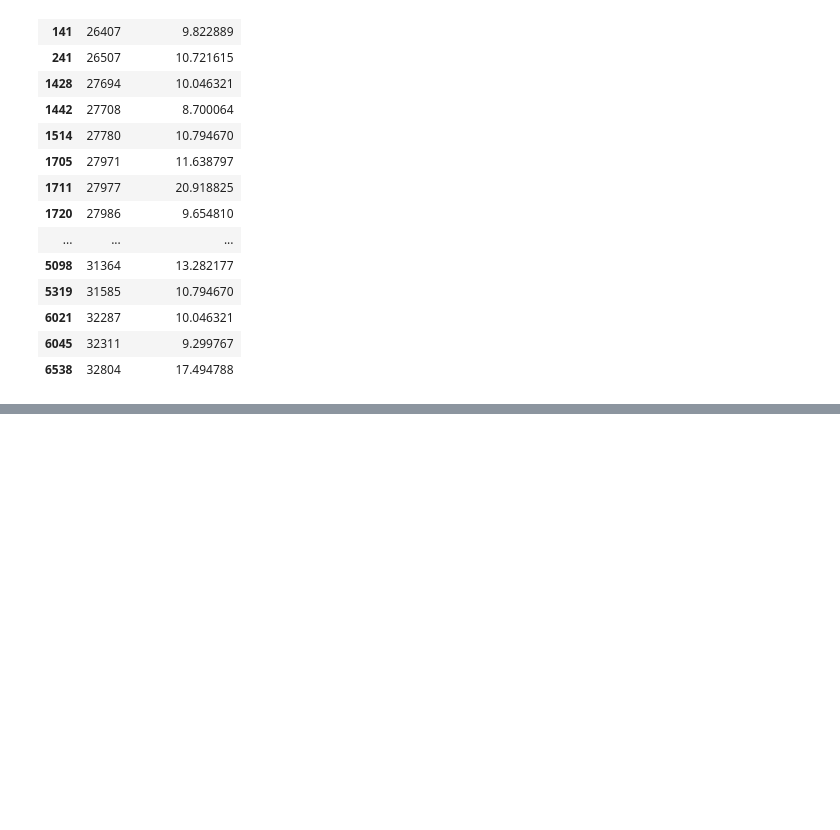
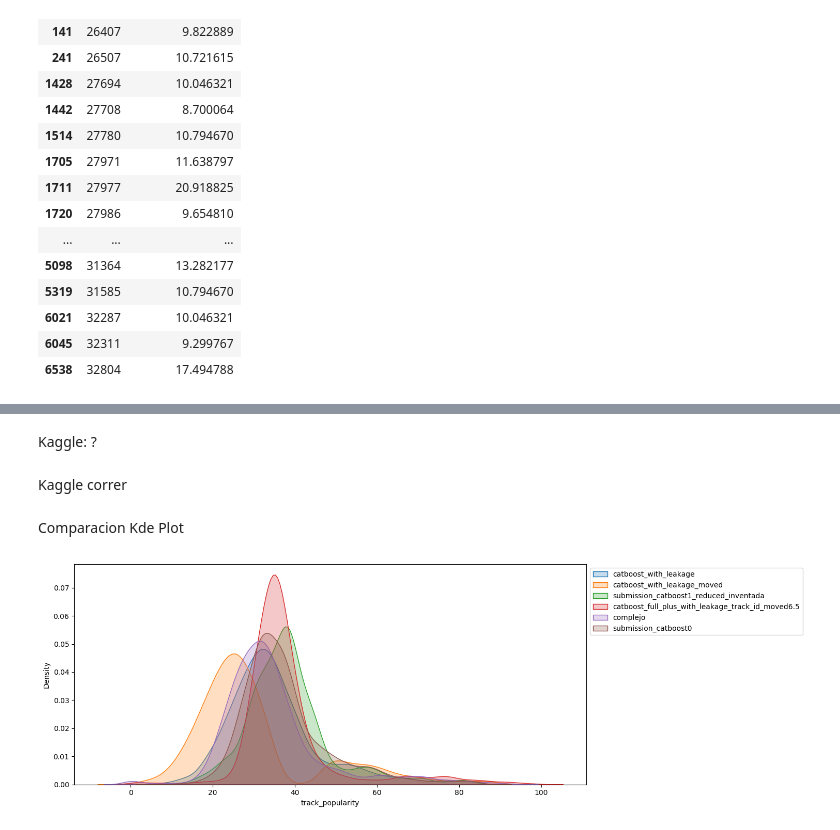
Before and after one commit to ichiP245/TP_Kaggle_Predictivo, a Jupyter notebook: Notebooks/AnalisisSubmissions.ipynb, the cells around one changed output, grey strips where cells are left out. Saved outputs shown, nothing was run; the diff lists cells and outputs as text; code cells hidden in the pictures; blank space fills up the shorter version.

```diff
--- a/Notebooks/AnalisisSubmissions.ipynb
+++ b/Notebooks/AnalisisSubmissions.ipynb
@@ -180,0 +106,4 @@ This will become an error in seaborn v0.14.0; please update your code.
+# %%
+catboost_with_leakage['track_popularity'] = catboost_with_leakage['track_popularity'] + 6
+catboost_full_track_id_imputation_moved_625['track_popularity'] = catboost_full_track_id_imputation_moved_625['track_popularity'] + 6.25
+catboost_full_plus_with_leakage_track_id_moved65['track_popularity'] = catboost_full_plus_with_leakage_track_id_moved65['track_popularity'] + 6.5
@@ -496,0 +635,2 @@ avg_best_sub[['ID', 'track_popularity']].to_csv('avg_submission_imputed_0s.csv',
+# %% [markdown]
+Kaggle: ?
@@ -496,0 +645,2 @@ avg_best_sub[['ID', 'track_popularity']].to_csv('avg_submission_imputed_0s.csv',
+# %% [markdown]
+Kaggle correr
@@ -496,0 +649,18 @@ avg_best_sub[['ID', 'track_popularity']].to_csv('avg_submission_imputed_0s.csv',
+# %% [markdown]
+Comparacion Kde Plot
+# %%
+modelos = ['catboost_with_leakage', 'catboost_with_leakage_moved', 'submission_catboost1_reduced_inventada',
+           'catboost_full_plus_with_leakage_track_id_moved6.5', 'catboost_full_track_id_imputation_moved-6.25',
+           'submission_catboost0']
+plt.figure(figsize=(15, 5)) # Increased figure size for better visualization
+for i in modelos:
+  url_github = f'https://raw.githubusercontent.com/ichiP245/TP_Kaggle_Predictivo/refs/heads/main/Submissions/{i}.csv'
+  pop_modelo = pd.read_csv(url_github)['track_popularity']
+  if i == 'catboost_full_track_id_imputation_moved-6.25':
+    i = 'complejo'
+  sns.kdeplot(pop_modelo, label=f'{i}', fill=True)
+plt.legend(bbox_to_anchor=(1, 1), loc='upper left')
+plt.tight_layout() # Adjust layout to prevent overlapping titles/labels
+plt.show()
+# %% [output]
+[figure, added]
```
Also changed, not shown: parts of 46 cells of this notebook.
